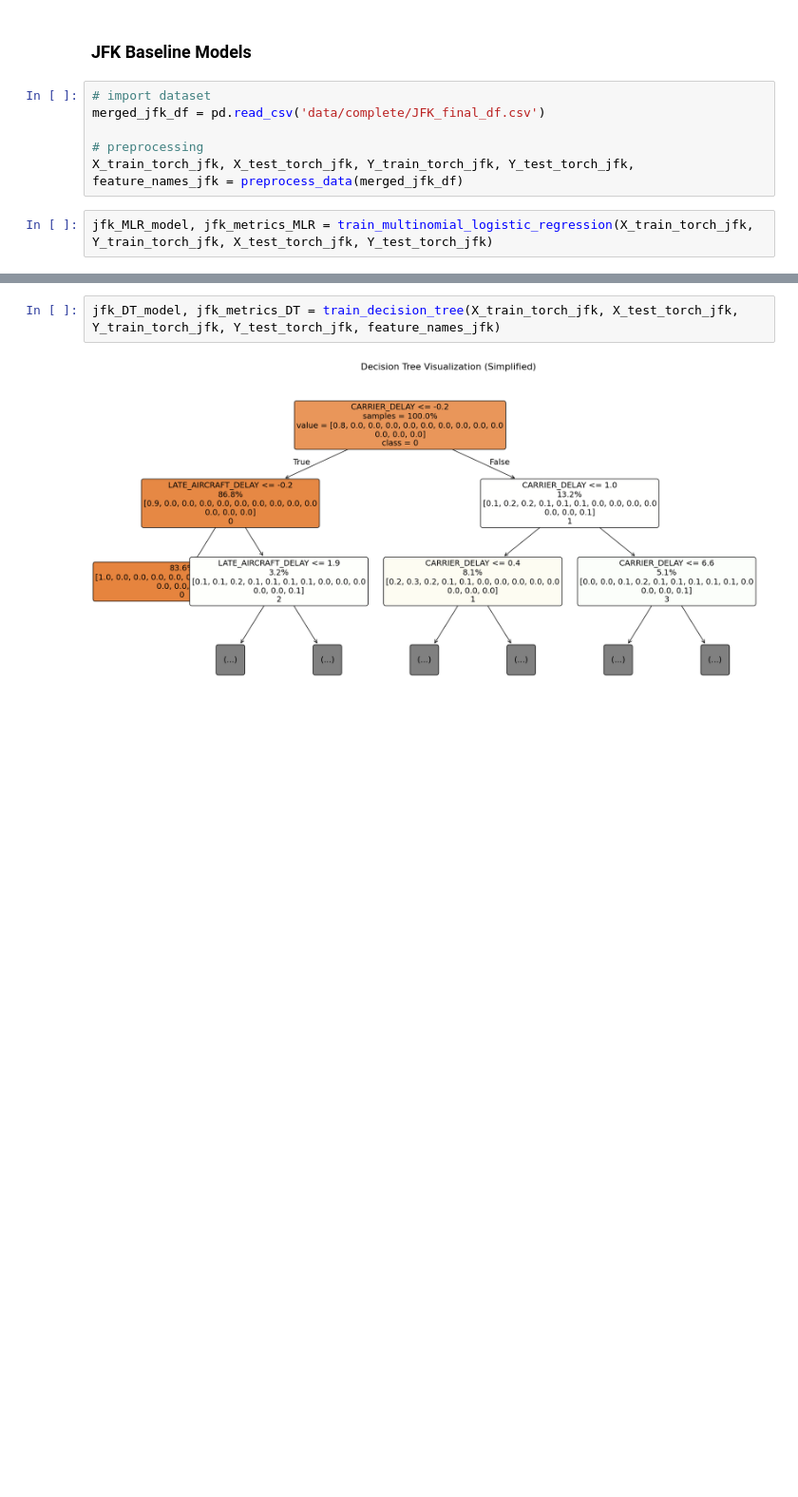
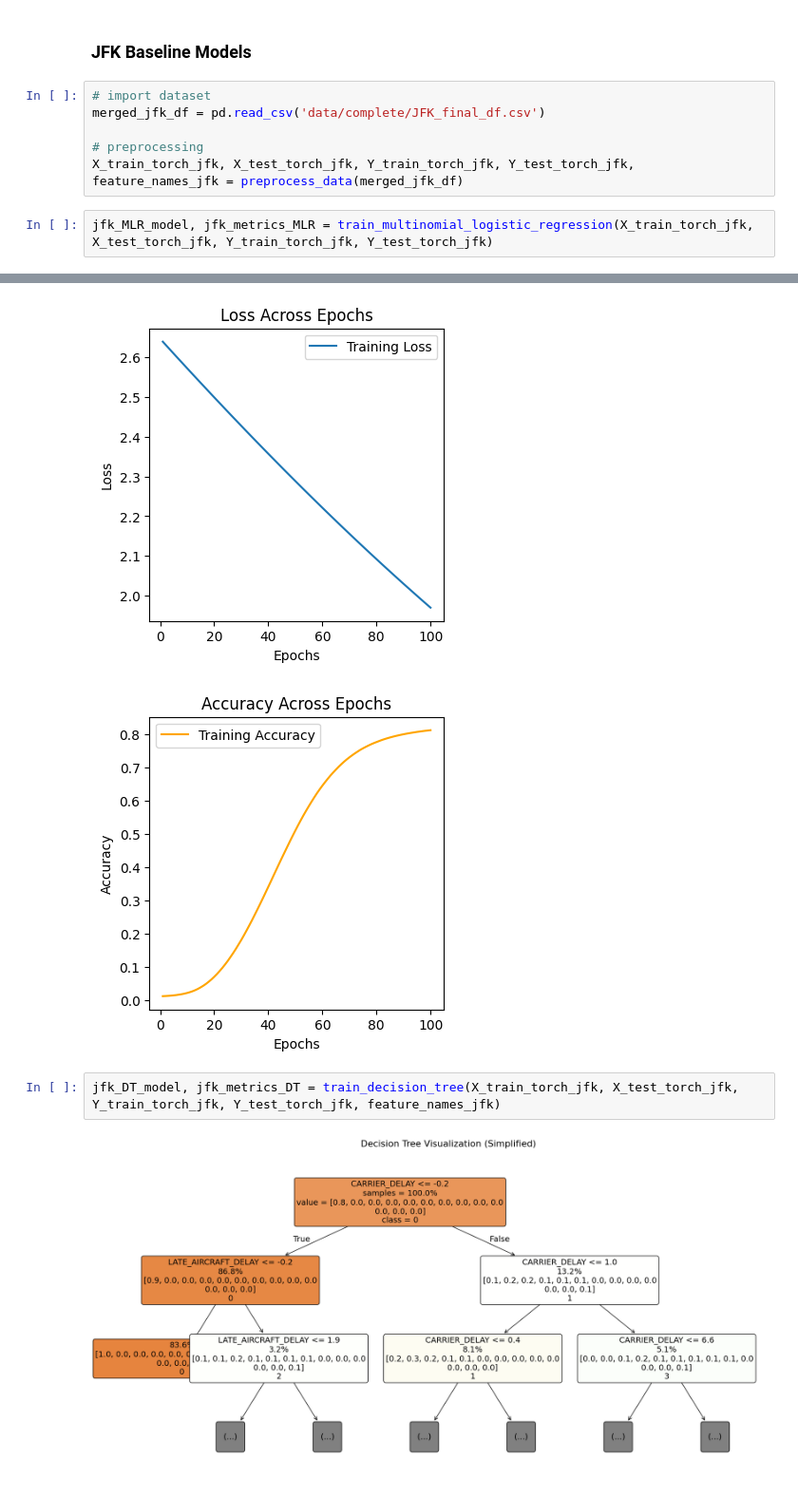
Before and after one commit to craigmiller24/MLP_Project, a Jupyter notebook: Baseline.ipynb, the cells around one changed output, grey strips where cells are left out. Shown at 95% size. Saved outputs shown, nothing was run; the diff lists cells and outputs as text; blank space fills up the shorter version.

```diff
--- a/Baseline.ipynb
+++ b/Baseline.ipynb
@@ -20,5 +20,5 @@ merged_jfk_df = pd.read_csv('data/complete/JFK_final_df.csv')
 # preprocessing
 X_train_torch_jfk, X_test_torch_jfk, Y_train_torch_jfk, Y_test_torch_jfk, feature_names_jfk = preprocess_data(merged_jfk_df)
 # %%
-jfk_MLR_model, jfk_metrics_MLR = train_multinomial_logistic_regression(X_train_torch_jfk, Y_train_torch_jfk, X_test_torch_jfk, Y_test_torch_jfk)
+jfk_MLR_model, jfk_metrics_MLR = train_multinomial_logistic_regression(X_train_torch_jfk, X_test_torch_jfk, Y_train_torch_jfk, Y_test_torch_jfk)
 # %% [output]
@@ -26,3 +42,5 @@ RuntimeError: [enforce fail at alloc_cpu.cpp:115] data. DefaultCPUAllocator: not
+[figure, added]
+[figure, added]
 # %%
 jfk_DT_model, jfk_metrics_DT = train_decision_tree(X_train_torch_jfk, X_test_torch_jfk, Y_train_torch_jfk, Y_test_torch_jfk, feature_names_jfk)
 # %% [output]
```
Also changed, not shown: parts of 23 cells of this notebook, 13 other files.
